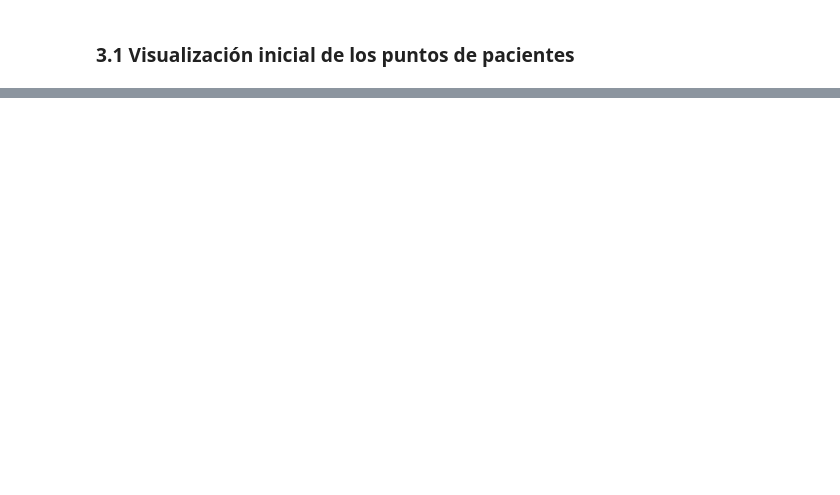
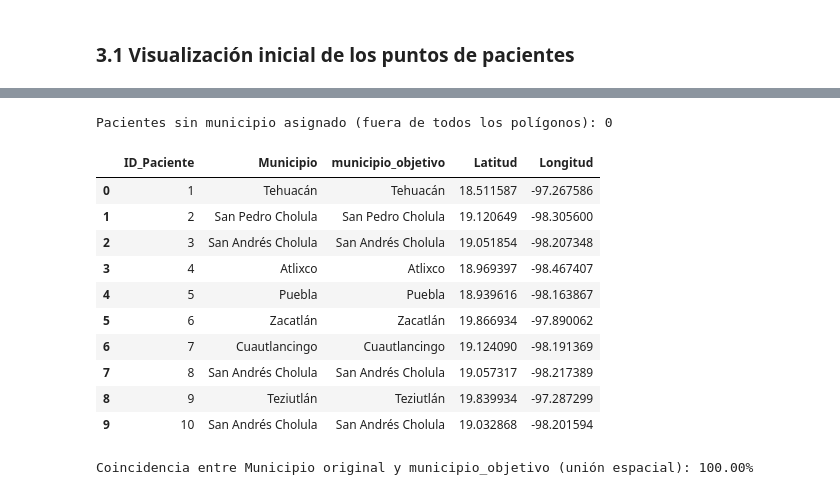
Before and after one commit to BR1ANJ3Sus3B/ICBD_9A_IDGS_PRACTICAS-230308-BrianJesus-Mendoza-Marquez, a Jupyter notebook: Practica06-Brian/Brian_Jesus-Mendoza-Marquez.ipynb, the cells around one changed output, grey strips where cells are left out. Cells and saved outputs as stored; diff of their text form; code cells hidden in the pictures; blank space fills up the shorter version.

```diff
--- a/Practica06-Brian/Brian_Jesus-Mendoza-Marquez.ipynb
+++ b/Practica06-Brian/Brian_Jesus-Mendoza-Marquez.ipynb
@@ -153,0 +169,29 @@ pacientes_gdf.head()
+# %%
+pacientes_join = gpd.sjoin(pacientes_gdf, municipios_gdf, how='left', predicate='within')
+pacientes_join = pacientes_join.rename(columns={'municipio_poligono': 'municipio_objetivo'})
+pacientes_join = pacientes_join.drop(columns=['index_right'])
+
+print("Pacientes sin municipio asignado (fuera de todos los polígonos):",
+      pacientes_join['municipio_objetivo'].isnull().sum())
+
+pacientes_join[['ID_Paciente', 'Municipio', 'municipio_objetivo', 'Latitud', 'Longitud']].head(10)
+# %% [output]
+Pacientes sin municipio asignado (fuera de todos los polígonos): 0
+|  | ID_Paciente | Municipio | municipio_objetivo | Latitud | Longitud |
+| 0 | 1 | Tehuacán | Tehuacán | 18.511587 | -97.267586 |
+| 1 | 2 | San Pedro Cholula | San Pedro Cholula | 19.120649 | -98.305600 |
+| 2 | 3 | San Andrés Cholula | San Andrés Cholula | 19.051854 | -98.207348 |
+| 3 | 4 | Atlixco | Atlixco | 18.969397 | -98.467407 |
+| 4 | 5 | Puebla | Puebla | 18.939616 | -98.163867 |
+| 5 | 6 | Zacatlán | Zacatlán | 19.866934 | -97.890062 |
+| 6 | 7 | Cuautlancingo | Cuautlancingo | 19.124090 | -98.191369 |
+| 7 | 8 | San Andrés Cholula | San Andrés Cholula | 19.057317 | -98.217389 |
+| 8 | 9 | Teziutlán | Teziutlán | 19.839934 | -97.287299 |
+| 9 | 10 | San Andrés Cholula | San Andrés Cholula | 19.032868 | -98.201594 |
+# %%
+# Validación: comparar la etiqueta original 'Municipio' contra 'municipio_objetivo'
+# obtenida por unión espacial (deberían coincidir en la gran mayoría de los casos)
+coincidencias = (pacientes_join['Municipio'] == pacientes_join['municipio_objetivo']).mean() * 100
+print(f"Coincidencia entre Municipio original y municipio_objetivo (unión espacial): {coincidencias:.2f}%")
+# %% [output]
+Coincidencia entre Municipio original y municipio_objetivo (unión espacial): 100.00%
```
Also changed, not shown: parts of 16 cells of this notebook.
